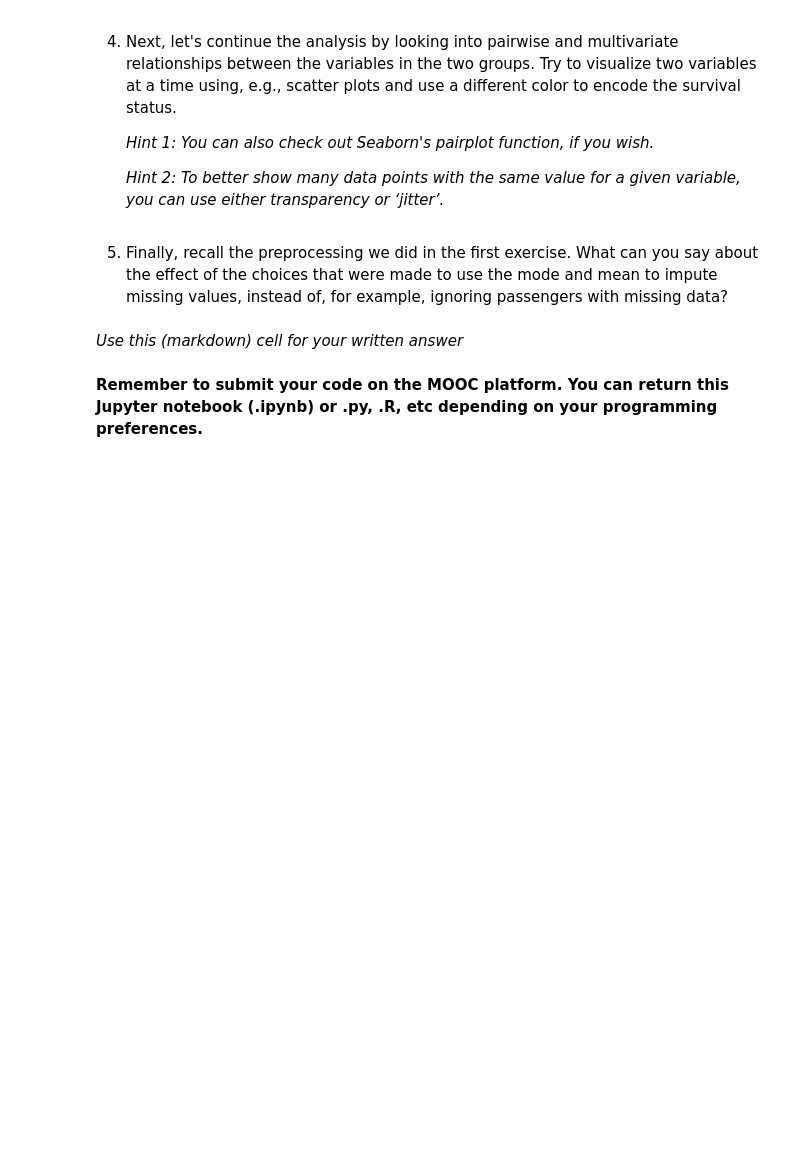
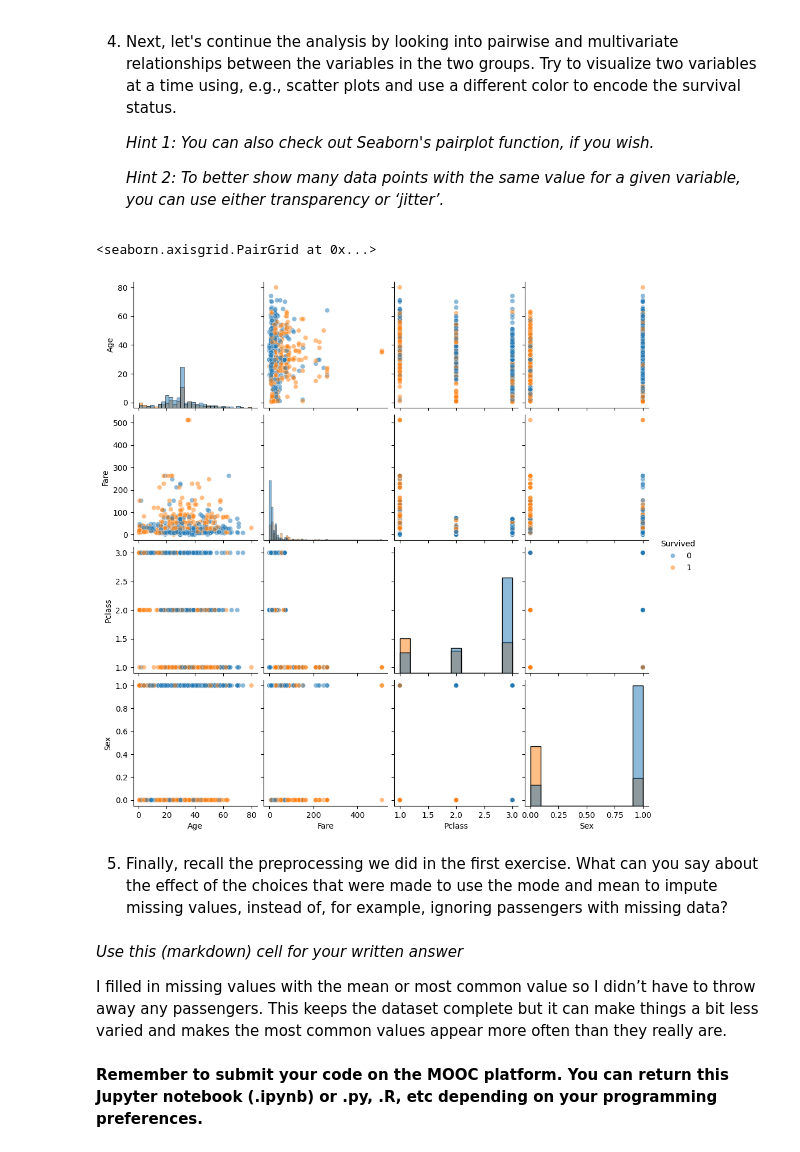
Before and after one commit to leeleisya/Exploratory_data_analysis_and_visualization, a Jupyter notebook: Explonatory_data_analysis_and_visualization.ipynb, the cells around one changed output. Saved outputs shown, nothing was run; the diff lists cells and outputs as text; code cells hidden in the pictures; blank space fills up the shorter version.

```diff
--- a/Explonatory_data_analysis_and_visualization.ipynb
+++ b/Explonatory_data_analysis_and_visualization.ipynb
@@ -116,7 +330,18 @@ In this exercise, we’ll continue to study the Titanic dataset from the last ex
+# %%
+# Use this cell for your code
+
+import seaborn as sns
+subset_cols = ["Age", "Fare", "Pclass", "Sex", "Survived"]
+sns.pairplot(df[subset_cols], hue="Survived", diag_kind="hist", plot_kws={"alpha":0.5})
+# %% [output]
+<seaborn.axisgrid.PairGrid at 0x...>
+[figure, added]
 # %% [markdown]
 5. Finally, recall the preprocessing we did in the first exercise. What can you say about the effect of the choices that were made to use the mode and mean to impute missing values, instead of, for example, ignoring passengers with missing data?
-# %% [markdown]
-*Use this (markdown) cell for your written answer*
+# %% [markdown]
+*Use this (markdown) cell for your written answer*
+
+I filled in missing values with the mean or most common value so I didn’t have to throw away any passengers. This keeps the dataset complete but it can make things a bit less varied and makes the most common values appear more often than they really are.
 # %% [markdown]
 **Remember to submit your code on the MOOC platform. You can return this Jupyter notebook (.ipynb) or .py, .R, etc depending on your programming preferences.**
 # %% [markdown]
```
Also changed, not shown: parts of 36 cells of this notebook, 14 other files.
